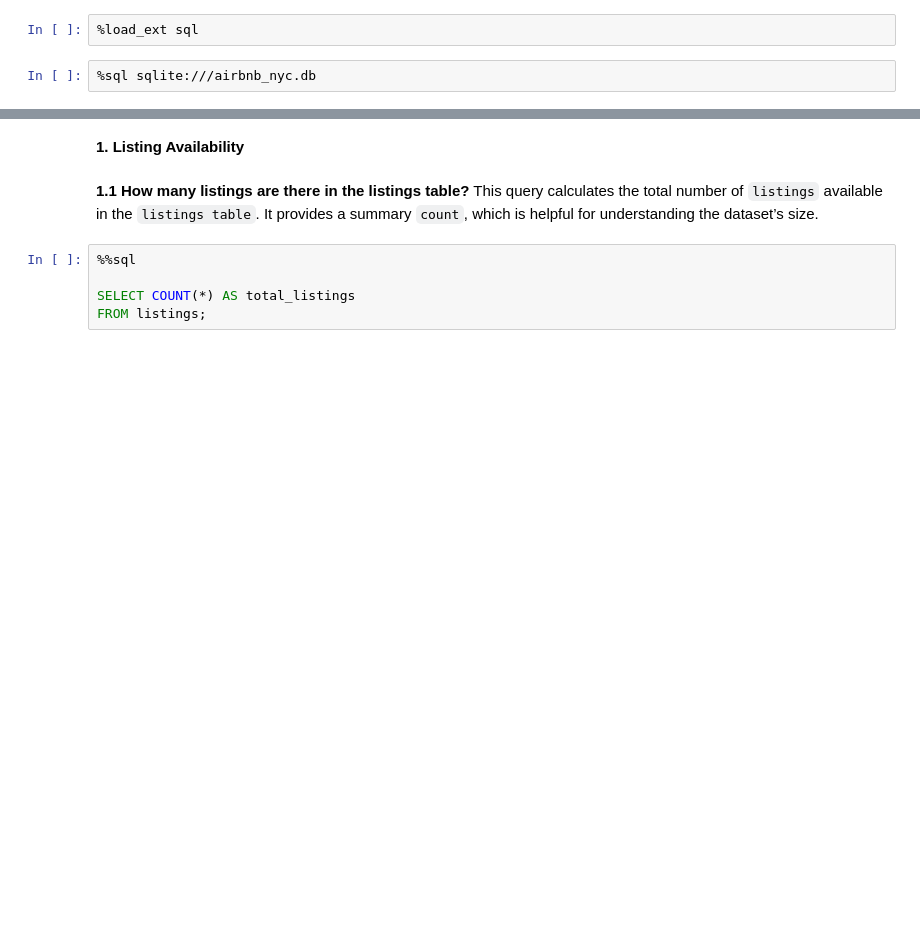
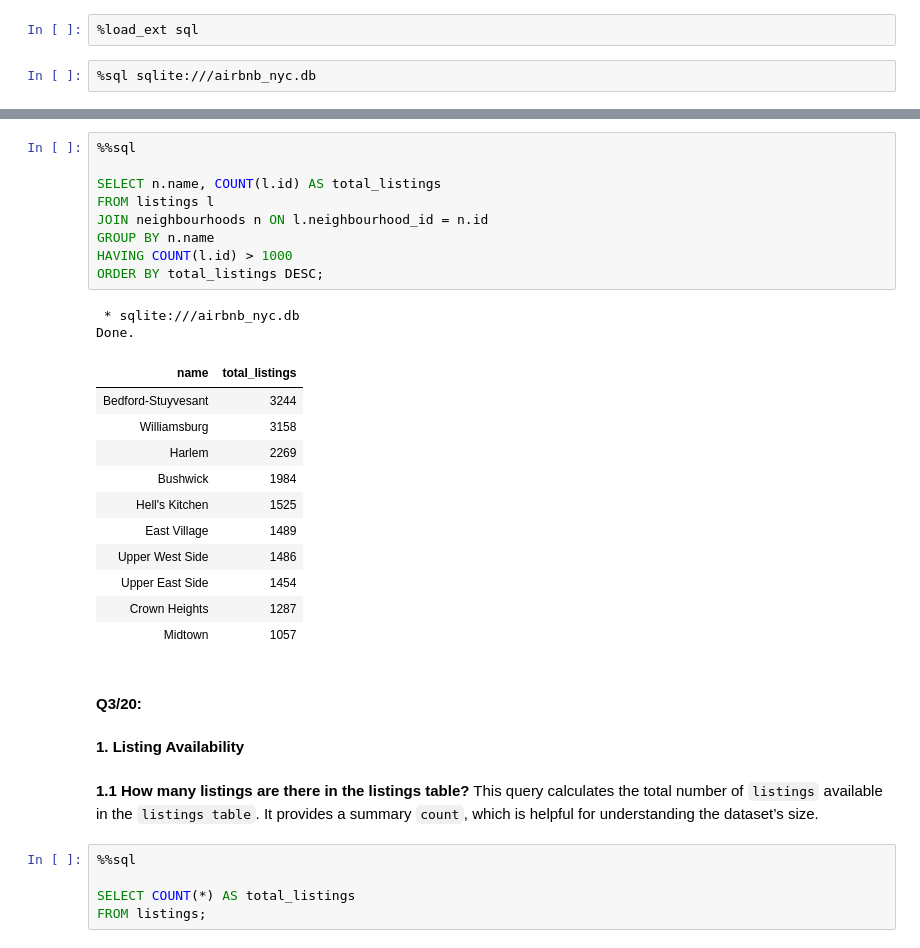
Before and after one commit to HopeMohola/Predict, a Jupyter notebook: Predict Model Solution.ipynb, the cells around one changed output, grey strips where cells are left out. Drawn from its saved outputs; the diff is of its cells as text; blank space fills up the shorter version.

```diff
--- a/Predict Model Solution.ipynb
+++ b/Predict Model Solution.ipynb
@@ -180,3 +197,28 @@ Requirement already satisfied: pure-eval in c:\programdata\anaconda3\lib\site-pa
+# %%
+%%sql
+
+SELECT n.name, COUNT(l.id) AS total_listings
+FROM listings l
+JOIN neighbourhoods n ON l.neighbourhood_id = n.id
+GROUP BY n.name
+HAVING COUNT(l.id) > 1000
+ORDER BY total_listings DESC;
+# %% [output]
+ * sqlite:///airbnb_nyc.db
+Done.
+| name | total_listings |
+| Bedford-Stuyvesant | 3244 |
+| Williamsburg | 3158 |
+| Harlem | 2269 |
+| Bushwick | 1984 |
+| Hell's Kitchen | 1525 |
+| East Village | 1489 |
+| Upper West Side | 1486 |
+| Upper East Side | 1454 |
+| Crown Heights | 1287 |
+| Midtown | 1057 |
+# %% [markdown]
+#### Q3/20:
 # %% [markdown]
 **1. Listing Availability**
 # %% [markdown]
```
Also changed, not shown: parts of 6 cells of this notebook.
